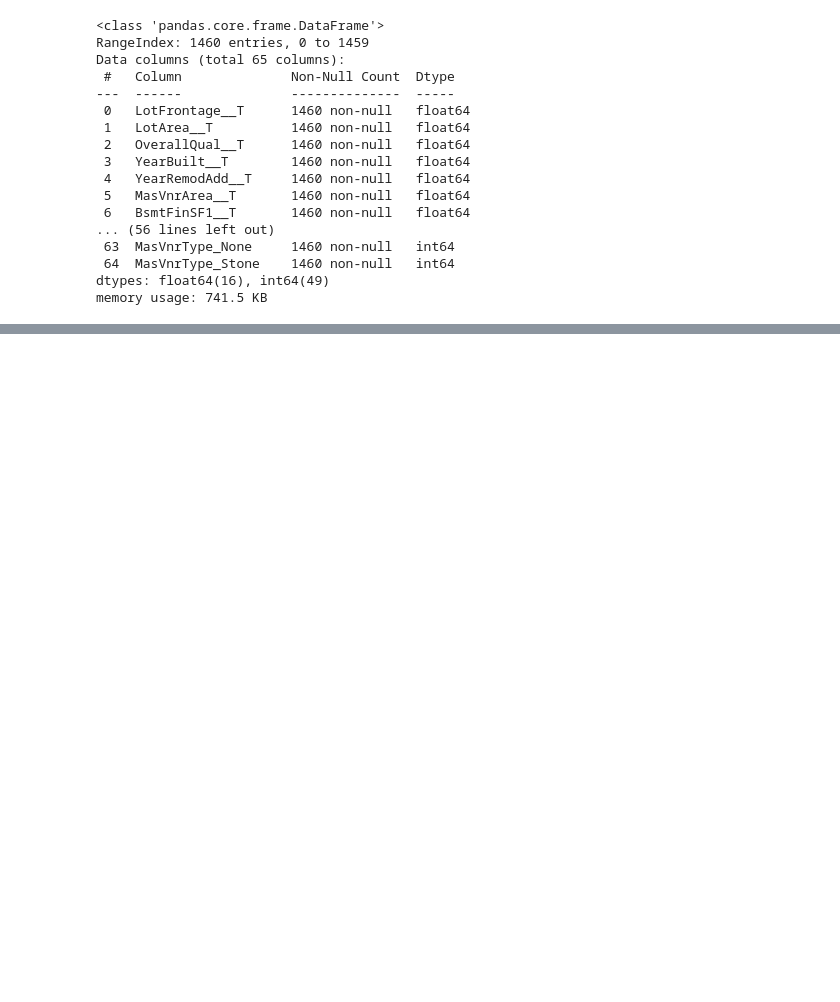
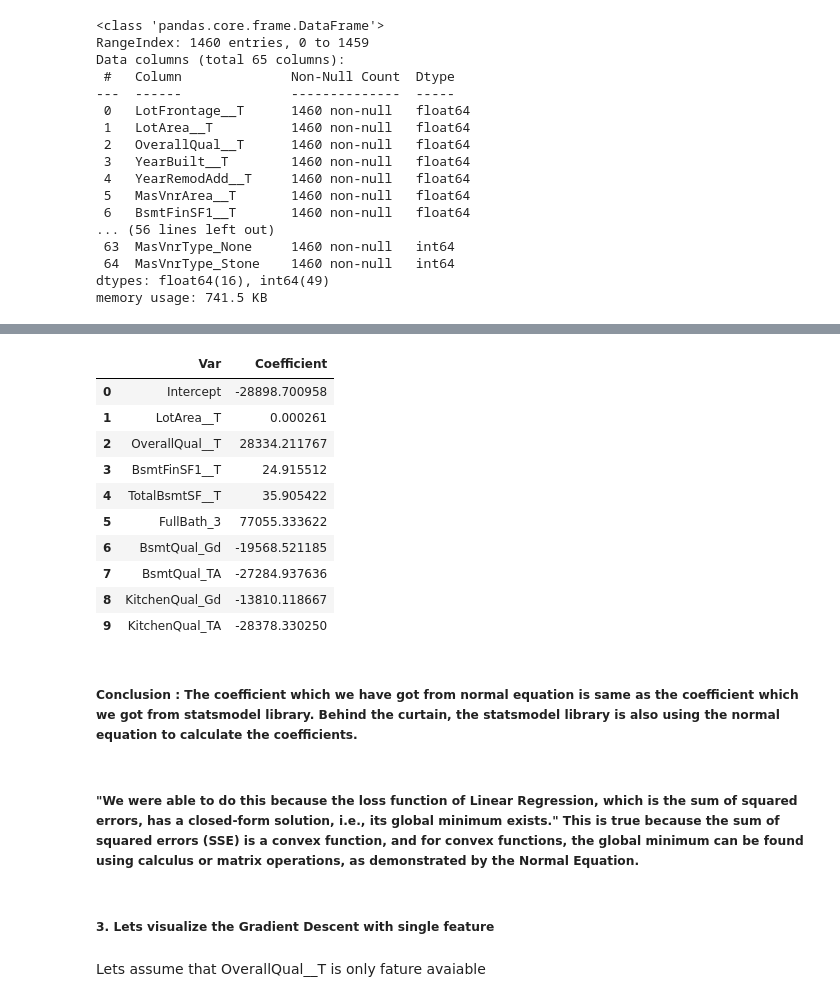
Before and after one commit to Singh-Sandeep-R/Linear_regression_demo, a Jupyter notebook: transf_modelfit/1.linear_regression.ipynb, the cells around one changed output, grey strips where cells are left out. Saved outputs shown, nothing was run; the diff lists cells and outputs as text; code cells hidden in the pictures; blank space fills up the shorter version.

```diff
--- a/transf_modelfit/1.linear_regression.ipynb
+++ b/transf_modelfit/1.linear_regression.ipynb
@@ -144,0 +136,31 @@ y_pred_test = model.predict(X_const)
+# %%
+X = np.array(data[var_trans_top])
+#### Adding intercept to the model
+X = np.insert(X,0,1,axis =1)
+X_tran = X.T
+### Calculating the coefficients using normal equation
+theta = np.linalg.inv((X_tran@X))@X_tran@data[target].values
+var_trans_top.insert(0,'Intercept')
+coef_data = pd.DataFrame({'Var':var_trans_top,'Coefficient':theta})
+# %%
+coef_data
+# %% [output]
+|  | Var | Coefficient |
+| 0 | Intercept | -28898.700958 |
+| 1 | LotArea__T | 0.000261 |
+| 2 | OverallQual__T | 28334.211767 |
+| 3 | BsmtFinSF1__T | 24.915512 |
+| 4 | TotalBsmtSF__T | 35.905422 |
+| 5 | FullBath_3 | 77055.333622 |
+| 6 | BsmtQual_Gd | -19568.521185 |
+| 7 | BsmtQual_TA | -27284.937636 |
+| 8 | KitchenQual_Gd | -13810.118667 |
+| 9 | KitchenQual_TA | -28378.330250 |
+# %% [markdown]
+##### Conclusion : The coefficient which we have got from normal equation is same as the coefficient which we got from statsmodel library. Behind the curtain, the statsmodel library is also using the normal equation to calculate the coefficients.
+# %% [markdown]
+##### "We were able to do this because the loss function of Linear Regression, which is the sum of squared errors, has a closed-form solution, i.e., its global minimum exists." This is true because the sum of squared errors (SSE) is a convex function, and for convex functions, the global minimum can be found using calculus or matrix operations, as demonstrated by the Normal Equation.
+# %% [markdown]
+##### 3. Lets visualize the Gradient Descent with single feature
+# %% [markdown]
+Lets assume that OverallQual__T is only fature avaiable
```
Also changed, not shown: parts of 23 cells of this notebook, 3 other files.
